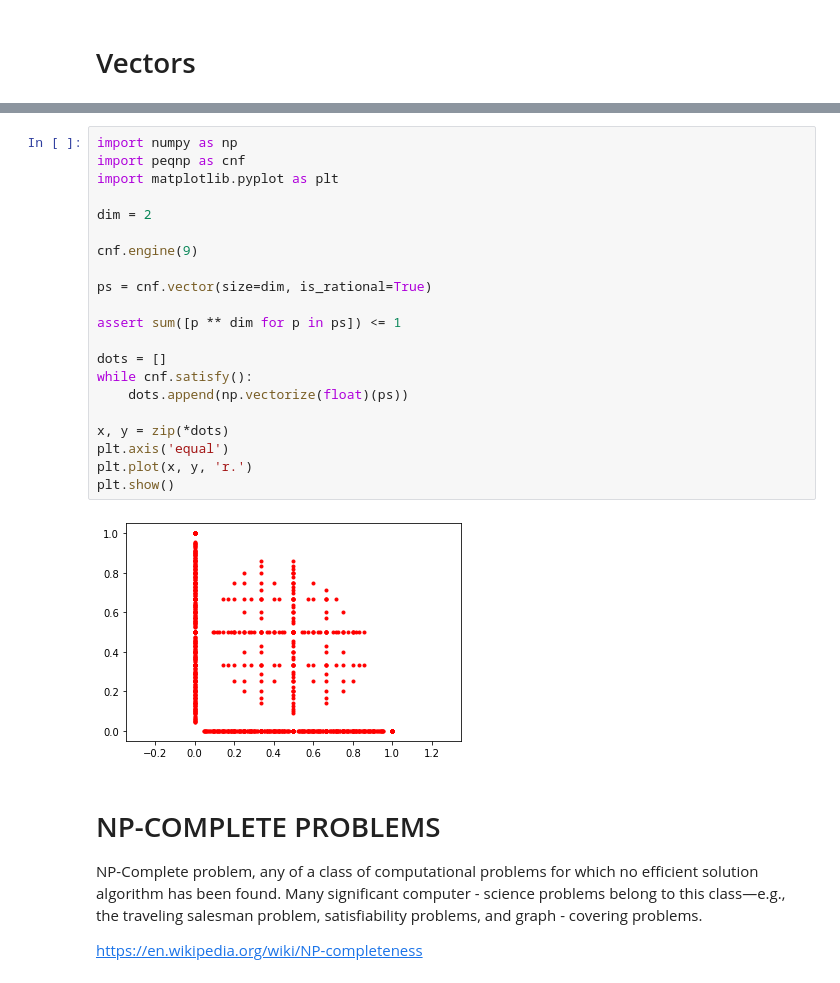
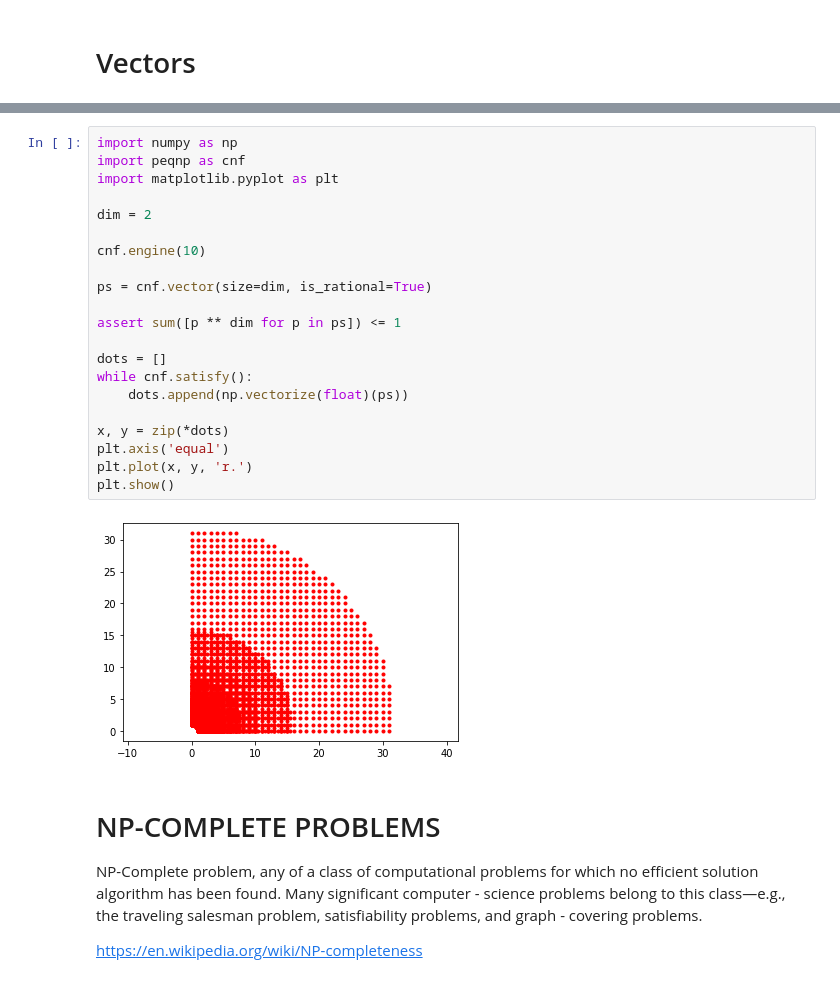
Before and after one commit to maxtuno/PEQNP, a Jupyter notebook: docs/PEQNP.ipynb, the cells around one changed output, grey strips where cells are left out. Saved outputs shown, nothing was run; the diff lists cells and outputs as text.

```diff
--- a/docs/PEQNP.ipynb
+++ b/docs/PEQNP.ipynb
@@ -794,26 +763,26 @@ sum([(0+0j), (1+0j)]) ** 3 == (1+0j) ** 5
 # %%
 import numpy as np
 import peqnp as cnf
 import matplotlib.pyplot as plt
 
 dim = 2
 
-cnf.engine(9)
+cnf.engine(10)
 
 ps = cnf.vector(size=dim, is_rational=True)
 
 assert sum([p ** dim for p in ps]) <= 1
 
 dots = []
 while cnf.satisfy():
     dots.append(np.vectorize(float)(ps))
 
 x, y = zip(*dots)
 plt.axis('equal')
 plt.plot(x, y, 'r.')
 plt.show()
 # %% [output]
-[figure, old version]
+[figure, new version]
 # %% [markdown]
 # NP-COMPLETE PROBLEMS
 
```
Also changed, not shown: parts of 41 cells of this notebook.
